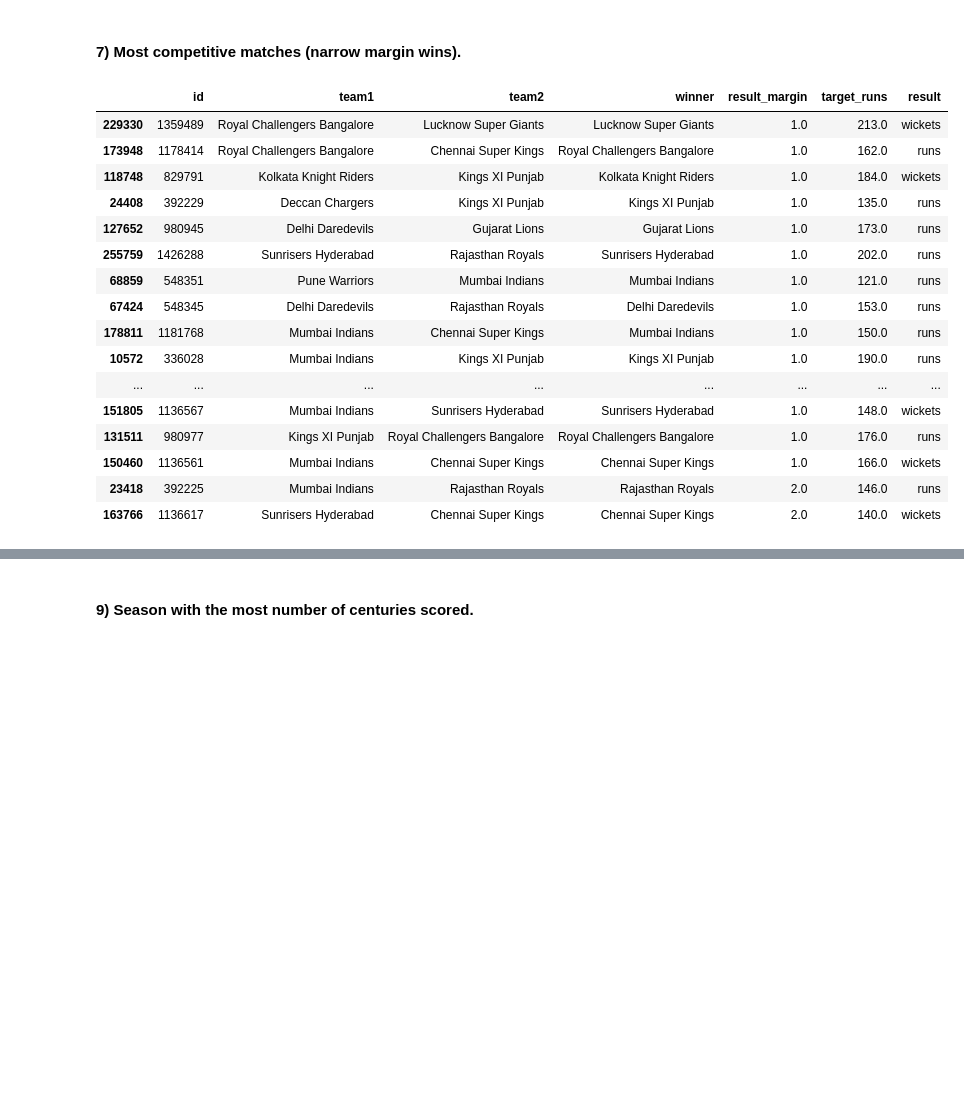
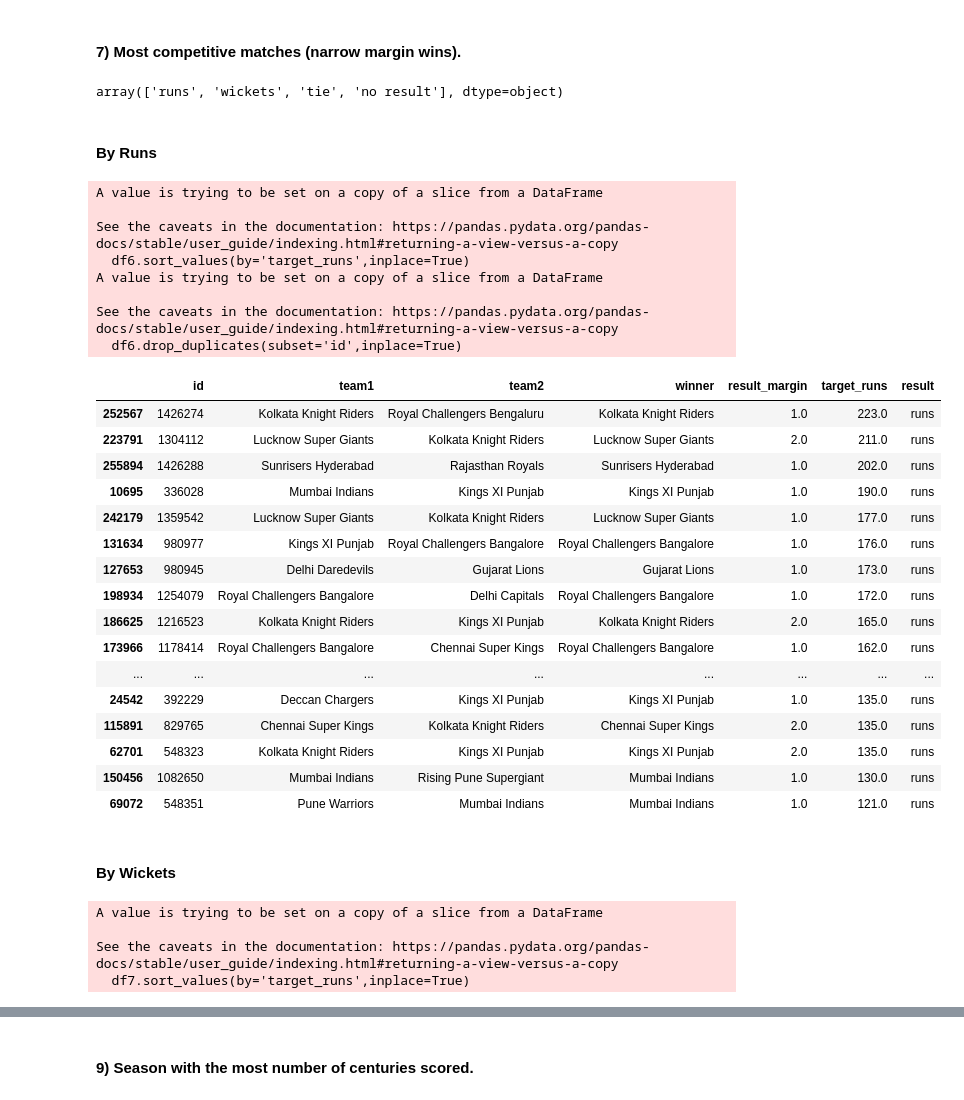
Before and after one commit to Dawood006/Case-study-IPL, a Jupyter notebook: project.ipynb, the cells around one changed output, grey strips where cells are left out. Cells and saved outputs as stored; diff of their text form; code cells hidden in the pictures; blank space fills up the shorter version.

```diff
--- a/project.ipynb
+++ b/project.ipynb
@@ -305,24 +314,52 @@ df4.groupby(['id','inning','team1','team2']).agg(total=('total_runs','sum')).res
 | 2129 | 1426281 | 1 | Delhi Capitals | Mumbai Indians | 257 |
 # %% [markdown]
 #### 7) Most competitive matches (narrow margin wins).
+# %%
+df.result.unique()
+# %% [output]
+array(['runs', 'wickets', 'tie', 'no result'], dtype=object)
+# %% [markdown]
+#### By Runs
 # %%
-#Most competitive matches (narrow margin wins).
-dx[['id','team1','team2','winner','result_margin','target_runs','result']].sort_values(by='result_margin').head(20)
+df6=df[df.result=='runs']
+df6.sort_values(by='target_runs',inplace=True)
+df6.drop_duplicates(subset='id',inplace=True)
+
+x=df6[['id','team1','team2','winner','result_margin','target_runs','result']].sort_values(by=['result_margin']).head(20)
+x.sort_values(by='target_runs',ascending=False)
 # %% [output]
+A value is trying to be set on a copy of a slice from a DataFrame
+
+See the caveats in the documentation: https://pandas.pydata.org/pandas-docs/stable/user_guide/indexing.html#returning-a-view-versus-a-copy
+  df6.sort_values(by='target_runs',inplace=True)
+A value is trying to be set on a copy of a slice from a DataFrame
+
+See the caveats in the documentation: https://pandas.pydata.org/pandas-docs/stable/user_guide/indexing.html#returning-a-view-versus-a-copy
+  df6.drop_duplicates(subset='id',inplace=True)
 |  | id | team1 | team2 | winner | result_margin | target_runs | result |
-| 229330 | 1359489 | Royal Challengers Bangalore | Lucknow Super Giants | Lucknow Super Giants | 1.0 | 213.0 | wickets |
-| 173948 | 1178414 | Royal Challengers Bangalore | Chennai Super Kings | Royal Challengers Bangalore | 1.0 | 162.0 | runs |
-| 118748 | 829791 | Kolkata Knight Riders | Kings XI Punjab | Kolkata Knight Riders | 1.0 | 184.0 | wickets |
-| 24408 | 392229 | Deccan Chargers | Kings XI Punjab | Kings XI Punjab | 1.0 | 135.0 | runs |
-| 127652 | 980945 | Delhi Daredevils | Gujarat Lions | Gujarat Lions | 1.0 | 173.0 | runs |
-| 255759 | 1426288 | Sunrisers Hyderabad | Rajasthan Royals | Sunrisers Hyderabad | 1.0 | 202.0 | runs |
-| 68859 | 548351 | Pune Warriors | Mumbai Indians | Mumbai Indians | 1.0 | 121.0 | runs |
-| 67424 | 548345 | Delhi Daredevils | Rajasthan Royals | Delhi Daredevils | 1.0 | 153.0 | runs |
-| 178811 | 1181768 | Mumbai Indians | Chennai Super Kings | Mumbai Indians | 1.0 | 150.0 | runs |
-| 10572 | 336028 | Mumbai Indians | Kings XI Punjab | Kings XI Punjab | 1.0 | 190.0 | runs |
+| 252567 | 1426274 | Kolkata Knight Riders | Royal Challengers Bengaluru | Kolkata Knight Riders | 1.0 | 223.0 | runs |
+| 223791 | 1304112 | Lucknow Super Giants | Kolkata Knight Riders | Lucknow Super Giants | 2.0 | 211.0 | runs |
+| 255894 | 1426288 | Sunrisers Hyderabad | Rajasthan Royals | Sunrisers Hyderabad | 1.0 | 202.0 | runs |
+| 10695 | 336028 | Mumbai Indians | Kings XI Punjab | Kings XI Punjab | 1.0 | 190.0 | runs |
+| 242179 | 1359542 | Lucknow Super Giants | Kolkata Knight Riders | Lucknow Super Giants | 1.0 | 177.0 | runs |
+| 131634 | 980977 | Kings XI Punjab | Royal Challengers Bangalore | Royal Challengers Bangalore | 1.0 | 176.0 | runs |
+| 127653 | 980945 | Delhi Daredevils | Gujarat Lions | Gujarat Lions | 1.0 | 173.0 | runs |
+| 198934 | 1254079 | Royal Challengers Bangalore | Delhi Capitals | Royal Challengers Bangalore | 1.0 | 172.0 | runs |
+| 186625 | 1216523 | Kolkata Knight Riders | Kings XI Punjab | Kolkata Knight Riders | 2.0 | 165.0 | runs |
+| 173966 | 1178414 | Royal Challengers Bangalore | Chennai Super Kings | Royal Challengers Bangalore | 1.0 | 162.0 | runs |
 | ... | ... | ... | ... | ... | ... | ... | ... |
-| 151805 | 1136567 | Mumbai Indians | Sunrisers Hyderabad | Sunrisers Hyderabad | 1.0 | 148.0 | wickets |
-| 131511 | 980977 | Kings XI Punjab | Royal Challengers Bangalore | Royal Challengers Bangalore | 1.0 | 176.0 | runs |
-| 150460 | 1136561 | Mumbai Indians | Chennai Super Kings | Chennai Super Kings | 1.0 | 166.0 | wickets |
-| 23418 | 392225 | Mumbai Indians | Rajasthan Royals | Rajasthan Royals | 2.0 | 146.0 | runs |
-| 163766 | 1136617 | Sunrisers Hyderabad | Chennai Super Kings | Chennai Super Kings | 2.0 | 140.0 | wickets |
+| 24542 | 392229 | Deccan Chargers | Kings XI Punjab | Kings XI Punjab | 1.0 | 135.0 | runs |
+| 115891 | 829765 | Chennai Super Kings | Kolkata Knight Riders | Chennai Super Kings | 2.0 | 135.0 | runs |
+| 62701 | 548323 | Kolkata Knight Riders | Kings XI Punjab | Kings XI Punjab | 2.0 | 135.0 | runs |
+| 150456 | 1082650 | Mumbai Indians | Rising Pune Supergiant | Mumbai Indians | 1.0 | 130.0 | runs |
+| 69072 | 548351 | Pune Warriors | Mumbai Indians | Mumbai Indians | 1.0 | 121.0 | runs |
+# %% [markdown]
+#### By Wickets
+# %%
+df7=df[df.result=='wickets']
+df7.sort_values(by='target_runs',inplace=True)
+# %% [output]
+A value is trying to be set on a copy of a slice from a DataFrame
+
+See the caveats in the documentation: https://pandas.pydata.org/pandas-docs/stable/user_guide/indexing.html#returning-a-view-versus-a-copy
+  df7.sort_values(by='target_runs',inplace=True)
```
Also changed, not shown: parts of 12 cells of this notebook.
